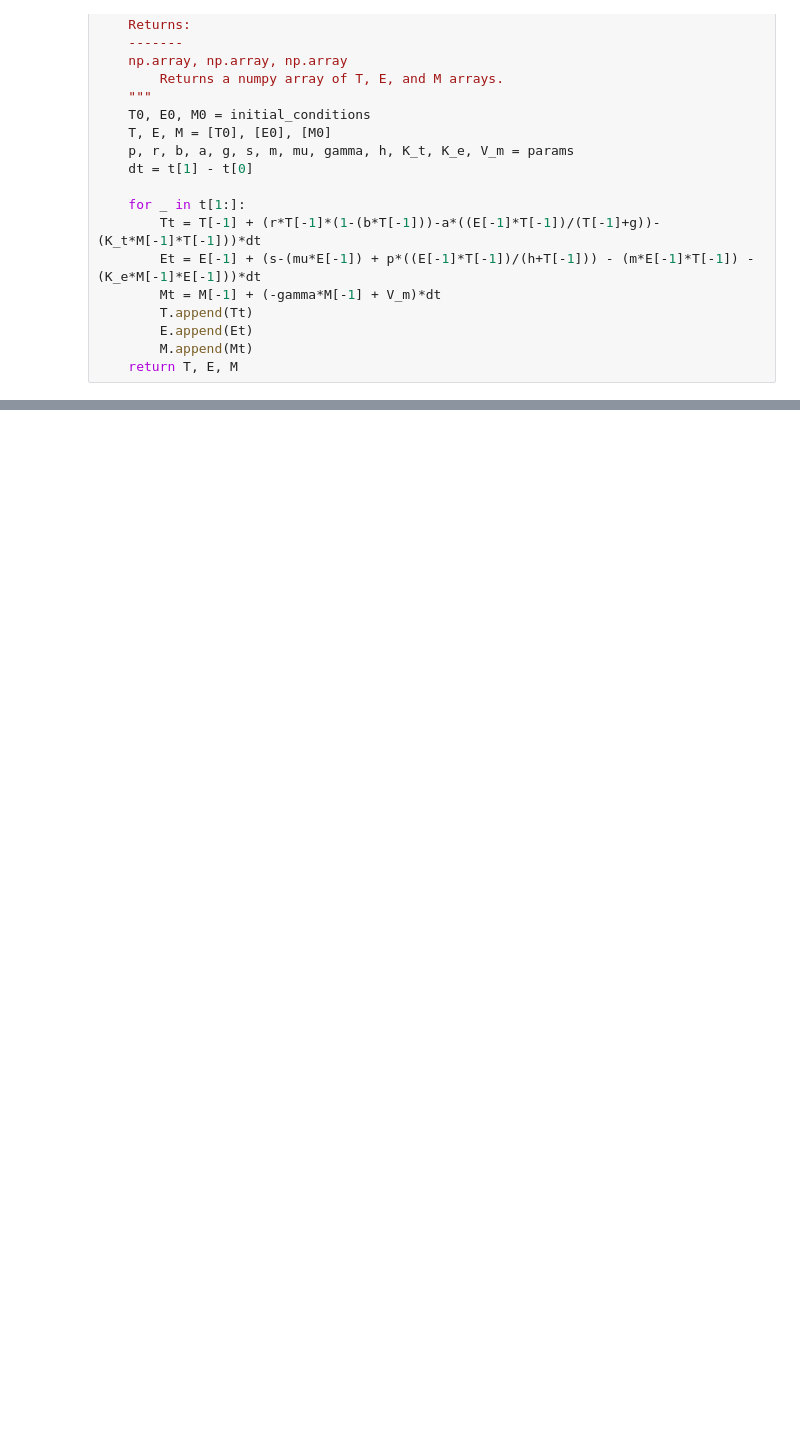
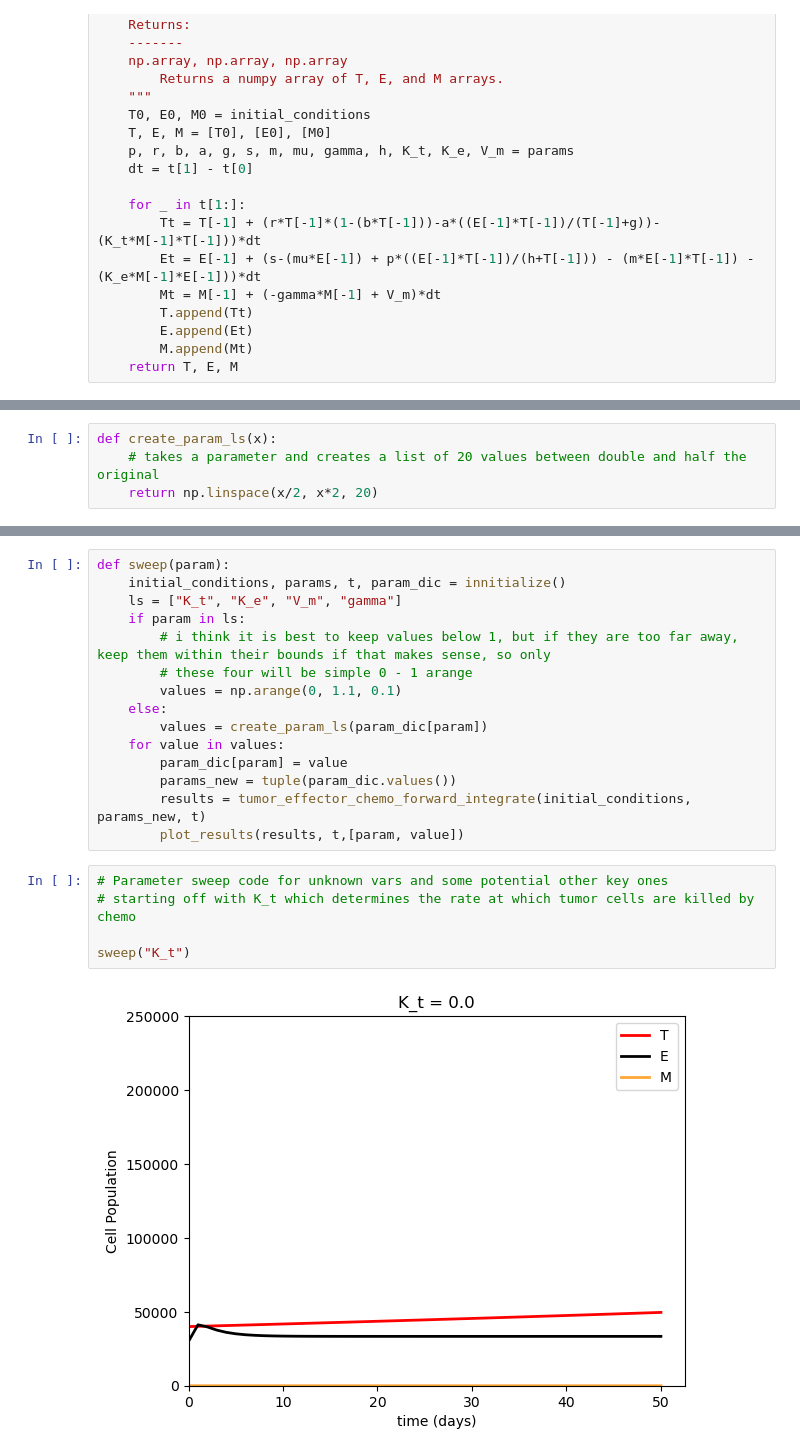
Before and after one commit to CSCI-4314-Final-Project/rk4-solver, a Jupyter notebook: tumor_rk4_simulation.ipynb, the cells around one changed output, grey strips where cells are left out. Saved outputs shown, nothing was run; the diff lists cells and outputs as text; blank space fills up the shorter version.

Commit message:
Added parameter sweep code to the notebook

```diff
--- a/tumor_rk4_simulation.ipynb
+++ b/tumor_rk4_simulation.ipynb
@@ -218,0 +243,4 @@ Text(0, 0.5, 'Cell Population')
+# %%
+def create_param_ls(x):
+    # takes a parameter and creates a list of 20 values between double and half the original
+    return np.linspace(x/2, x*2, 20)
@@ -218,0 +278,22 @@ Text(0, 0.5, 'Cell Population')
+# %%
+def sweep(param):
+    initial_conditions, params, t, param_dic = innitialize()
+    ls = ["K_t", "K_e", "V_m", "gamma"]
+    if param in ls:
+        # i think it is best to keep values below 1, but if they are too far away, keep them within their bounds if that makes sense, so only
+        # these four will be simple 0 - 1 arange
+        values = np.arange(0, 1.1, 0.1)
+    else:
+        values = create_param_ls(param_dic[param])
+    for value in values:
+        param_dic[param] = value
+        params_new = tuple(param_dic.values())
+        results = tumor_effector_chemo_forward_integrate(initial_conditions, params_new, t)
+        plot_results(results, t,[param, value])
+# %%
+# Parameter sweep code for unknown vars and some potential other key ones
+# starting off with K_t which determines the rate at which tumor cells are killed by chemo
+
+sweep("K_t")
+# %% [output]
+[figure, added]
```
Also changed, not shown: parts of 7 cells of this notebook.
